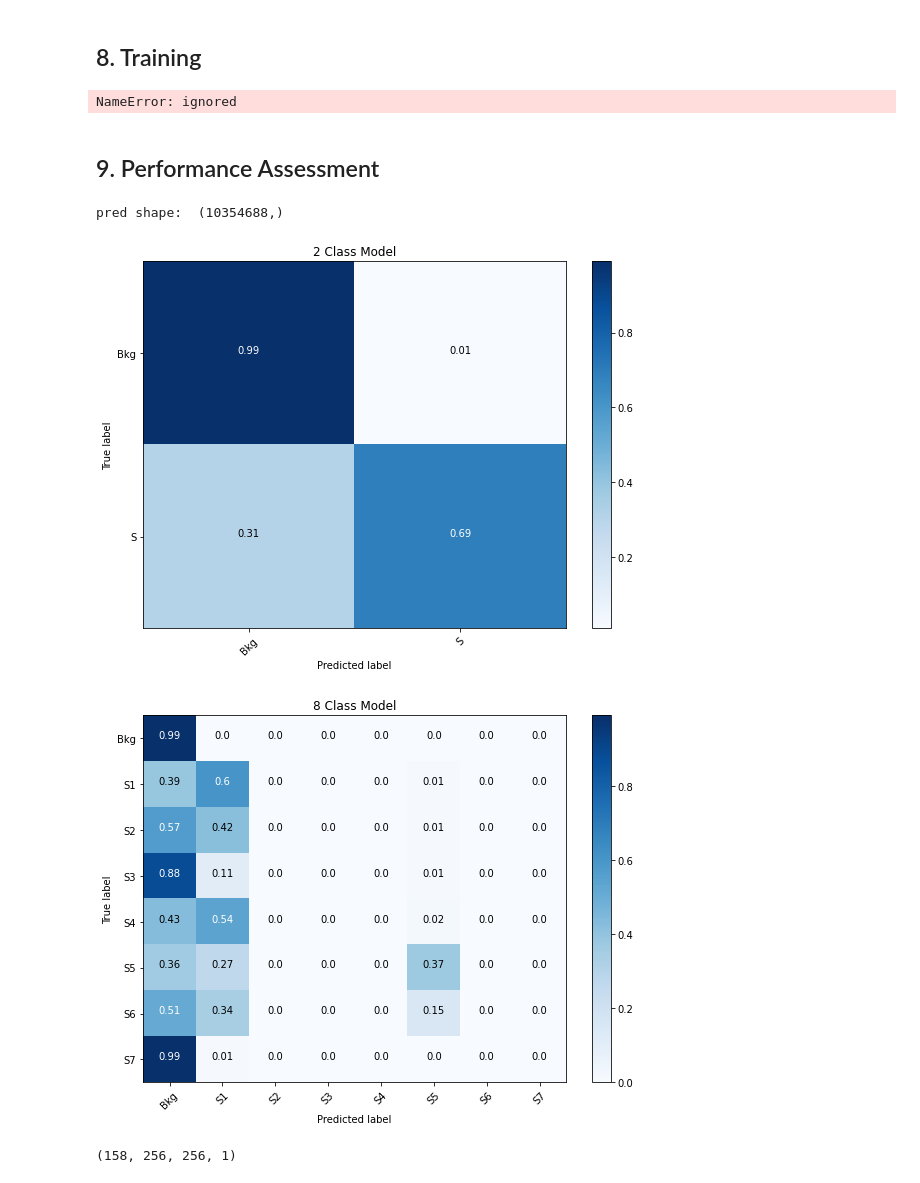
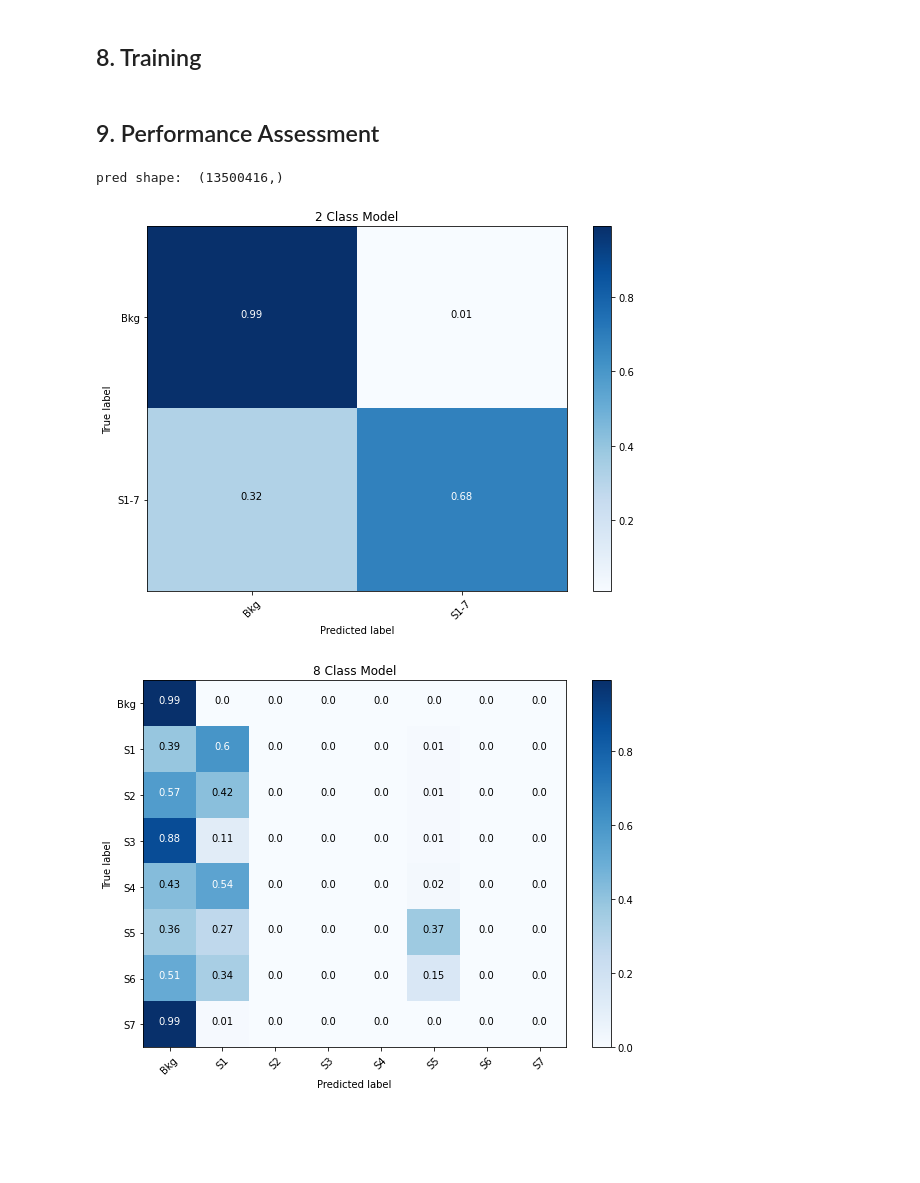
Before and after one commit to mphipps2/SemanticSegmentation_SAR_Images, a Jupyter notebook: v2_UNet_AsymUnifiedFocalLoss.ipynb, the cells around one changed output. Cells and saved outputs as stored; diff of their text form; code cells hidden in the pictures; blank space fills up the shorter version.

```diff
--- a/v2_UNet_AsymUnifiedFocalLoss.ipynb
+++ b/v2_UNet_AsymUnifiedFocalLoss.ipynb
@@ -141,7 +123,7 @@ Requirement already satisfied: pillow!=7.1.0,!=7.1.1,>=4.3.0 in /usr/local/lib/p
 SIZE_X = 256
 SIZE_Y = 256
 TOTAL_IMAGES = 790
-N_CLASSES = 8
+N_CLASSES = 2
 do_cleanup = True
 path_img = 'gdrive/My Drive/Colab Notebooks/Data/seep_detection/train_images_256/*.tif'
 path_mask = 'gdrive/My Drive/Colab Notebooks/Data/seep_detection/train_masks_256/*.tif'
@@ -441,7 +423,8 @@ elif filterNumber == 4:
 if N_CLASSES == 8:
   train_ratio = 0.48
 else:
-  train_ratio = 0.6
+  train_ratio = 0.48
+  #train_ratio = 0.6
 
 test_val_ratio = 0.5
 
@@ -741,8 +724,6 @@ else:
 # for 8 class training, this cleanup stage typically needed to avoid GPU crashing. if training 2 class model or just loading models, this step is not needed
 if do_cleanup:
   del val_x, val_y_3d_cat, train_x, train_y_3d_cat
-# %% [output]
-NameError: ignored
 # %% [markdown]
 <a name="Assessment"></a>
 ## 9. Performance Assessment
@@ -750,7 +731,7 @@ NameError: ignored
 # load best 2 and 8 class models
 output_path = '/content/gdrive/My Drive/Colab Notebooks/Output/seep_detection/'
 model_loss_2Class = asym_unified_focal_loss(gamma=0.5,n_classes=2)
-model_2Class = load_model(f'{output_path}modelmulti_unet_27_asym_unified_focal.h5', custom_objects={'loss_function': model_loss_2Class, 'jacard_coef': jacard_coef } )
+model_2Class = load_model(f'{output_path}modelmulti_unet_35_asym_unified_focal.h5', custom_objects={'loss_function': model_loss_2Class, 'jacard_coef': jacard_coef } )
 model_loss_8Class = asym_unified_focal_loss(gamma=0.2,n_classes=8)
 model_8Class = load_model(f'{output_path}modelmulti_unet_30_asym_unified_focal.h5', custom_objects={'loss_function': model_loss_8Class, 'jacard_coef': jacard_coef } )
 
@@ -762,34 +743,30 @@ test_y_8Class = np.load(output_path + f'test_y_8Classes.npy', allow_pickle=True)
 # %%
 # load 2 class and 8 class test data
 
 pred_y_2Class=model_2Class.predict(test_x_2Class)
 pred_y_8Class=model_8Class.predict(test_x_8Class)
 
-names_2Class = ['Bkg', 'S']
+names_2Class = ['Bkg', 'S1-7']
 names_8Class = ['Bkg', 'S1', 'S2', 'S3', 'S4', 'S5', 'S6', 'S7']
 
 pred_argmax_2Class = np.asarray(pred_y_2Class).argmax(axis=3)
 pred_argmax_2Class = pred_argmax_2Class.reshape(pred_argmax_2Class.shape[0]*SIZE_X*SIZE_Y)
 print('pred shape: ', pred_argmax_2Class.shape)
 test_y_1d_2Class = test_y_2Class.reshape(test_y_2Class.shape[0]*SIZE_X*SIZE_Y)
 
 pred_argmax_8Class = np.asarray(pred_y_8Class).argmax(axis=3)
 pred_argmax_8Class = pred_argmax_8Class.reshape(pred_argmax_8Class.shape[0]*SIZE_X*SIZE_Y)
 test_y_1d_8Class = test_y_8Class.reshape(test_y_8Class.shape[0]*SIZE_X*SIZE_Y)
 
 cm_2Class = confusion_matrix(test_y_1d_2Class, pred_argmax_2Class)
 cm_8Class = confusion_matrix(test_y_1d_8Class, pred_argmax_8Class)
 
 fig_2Class = plot_confusion_matrix(cm_2Class,names_2Class, "2 Class Model")
 fig_8Class = plot_confusion_matrix(cm_8Class,names_8Class, "8 Class Model")
 # %% [output]
-pred shape:  (10354688,)
+pred shape:  (13500416,)
-[figure, old version]
+[figure, new version]
 [figure]
-# %%
-test_y_2Class.shape
-# %% [output]
-(158, 256, 256, 1)
 # %%
 def weighted_average(distribution, weights):
 
```
Also changed, not shown: parts of 5 cells of this notebook.
